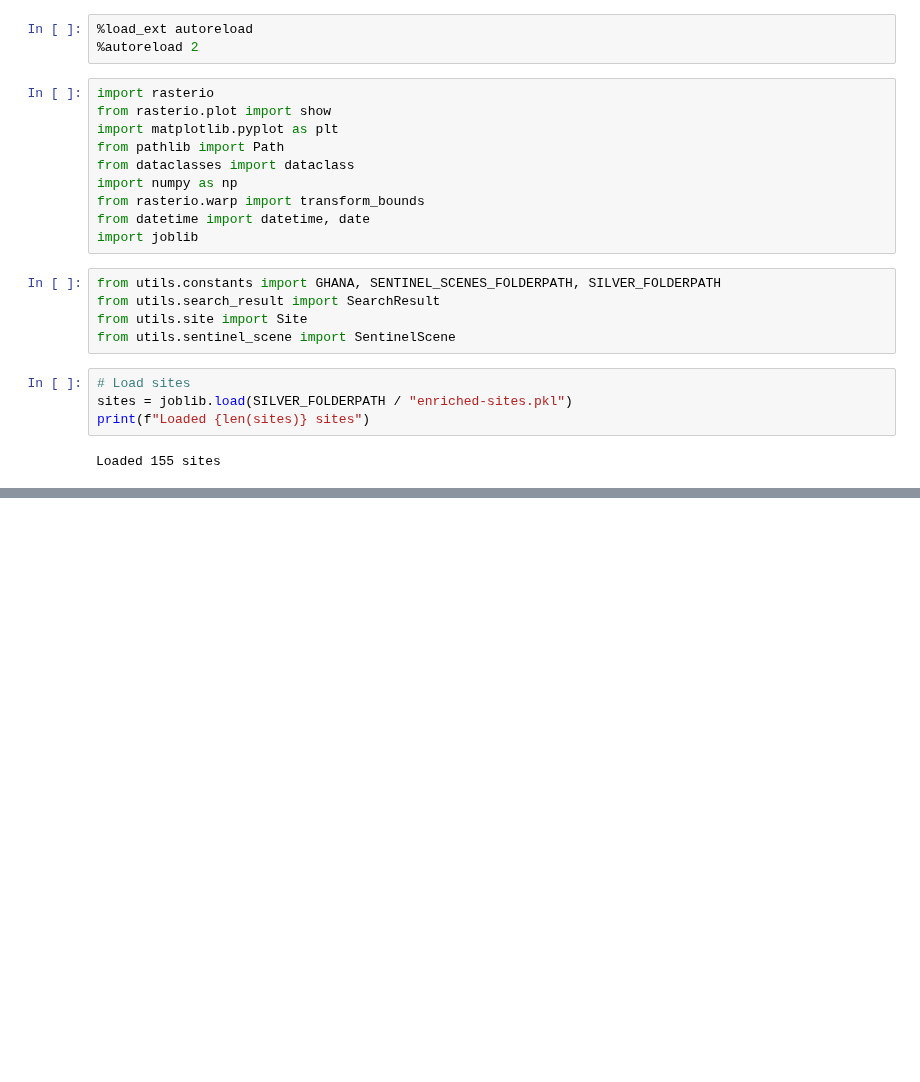
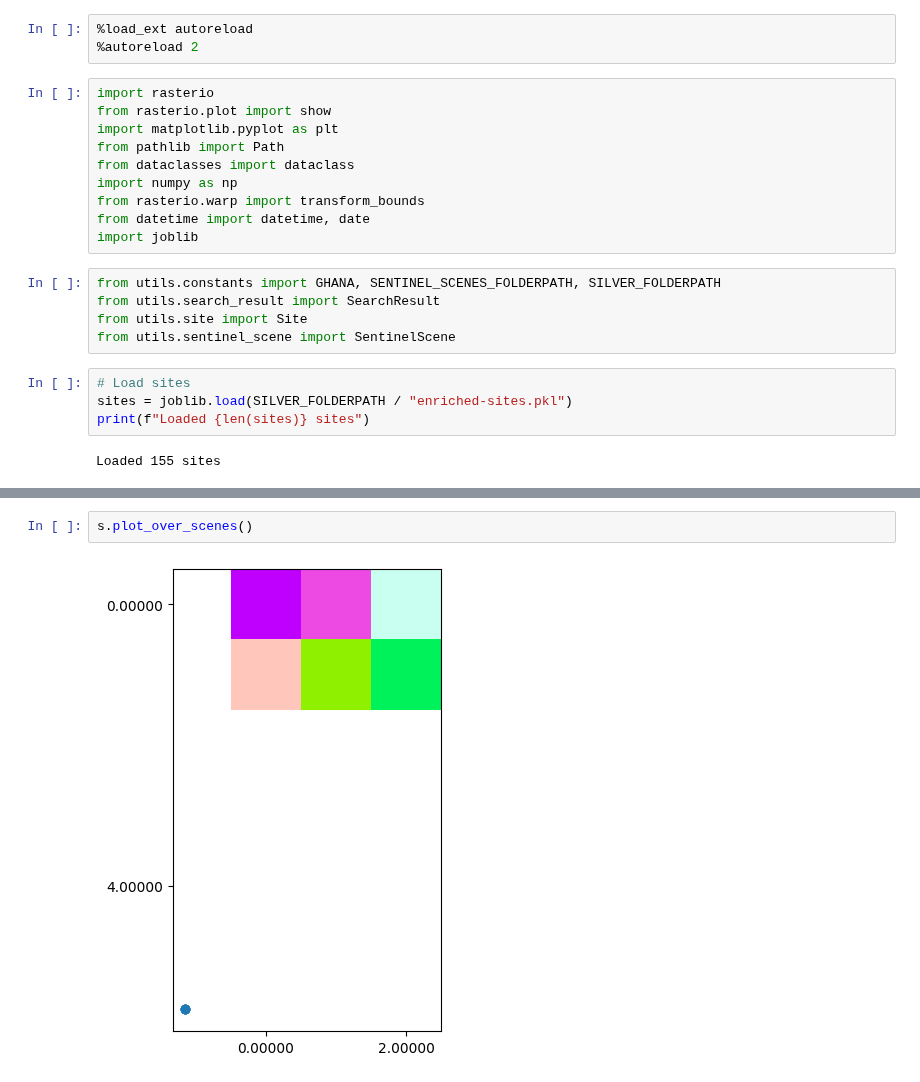
Before and after one commit to arthurgassner-synotis/forestero-skymap-poc, a Jupyter notebook: nb/4-sentinel-plot.ipynb, the cells around one changed output, grey strips where cells are left out. Saved outputs shown, nothing was run; the diff lists cells and outputs as text; blank space fills up the shorter version.

```diff
--- a/nb/4-sentinel-plot.ipynb
+++ b/nb/4-sentinel-plot.ipynb
@@ -44,0 +40,4 @@ ax.imshow
+# %%
+s.plot_over_scenes()
+# %% [output]
+[figure, added]
```
Also changed, not shown: parts of 7 cells of this notebook, 2 other files.
